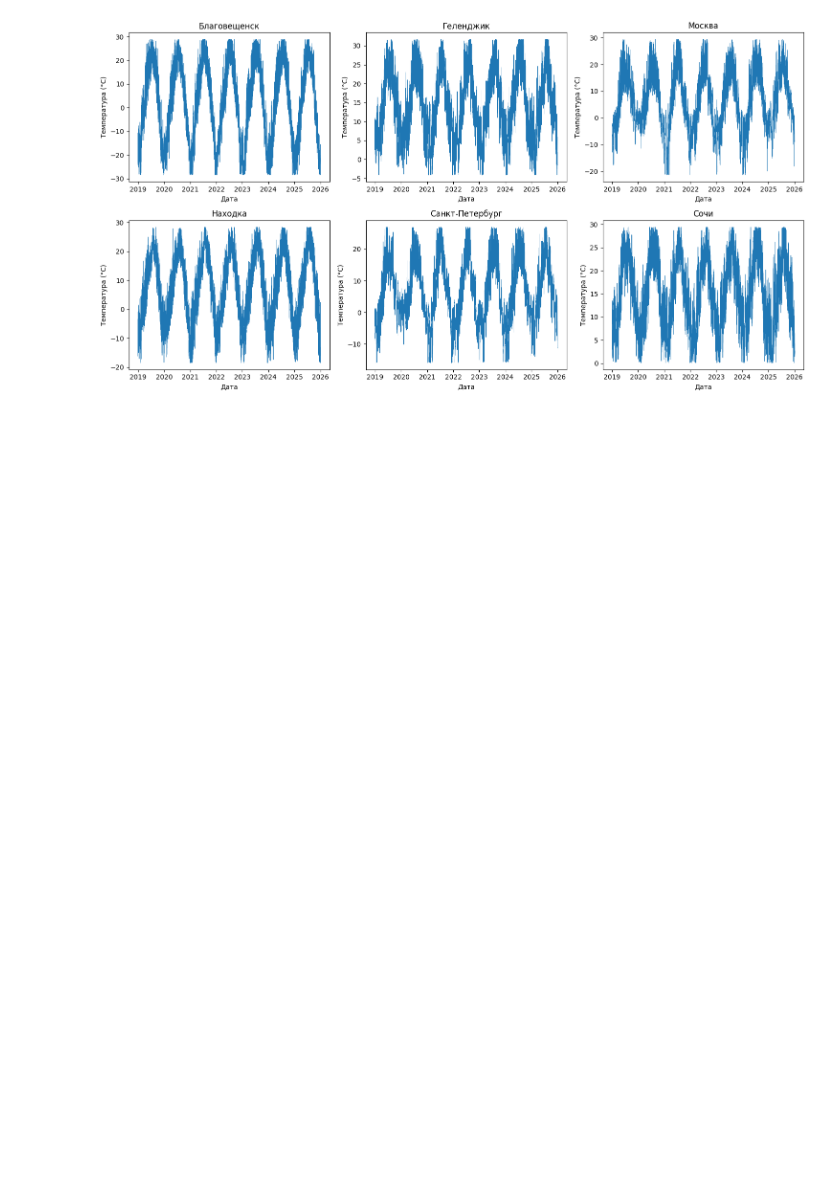
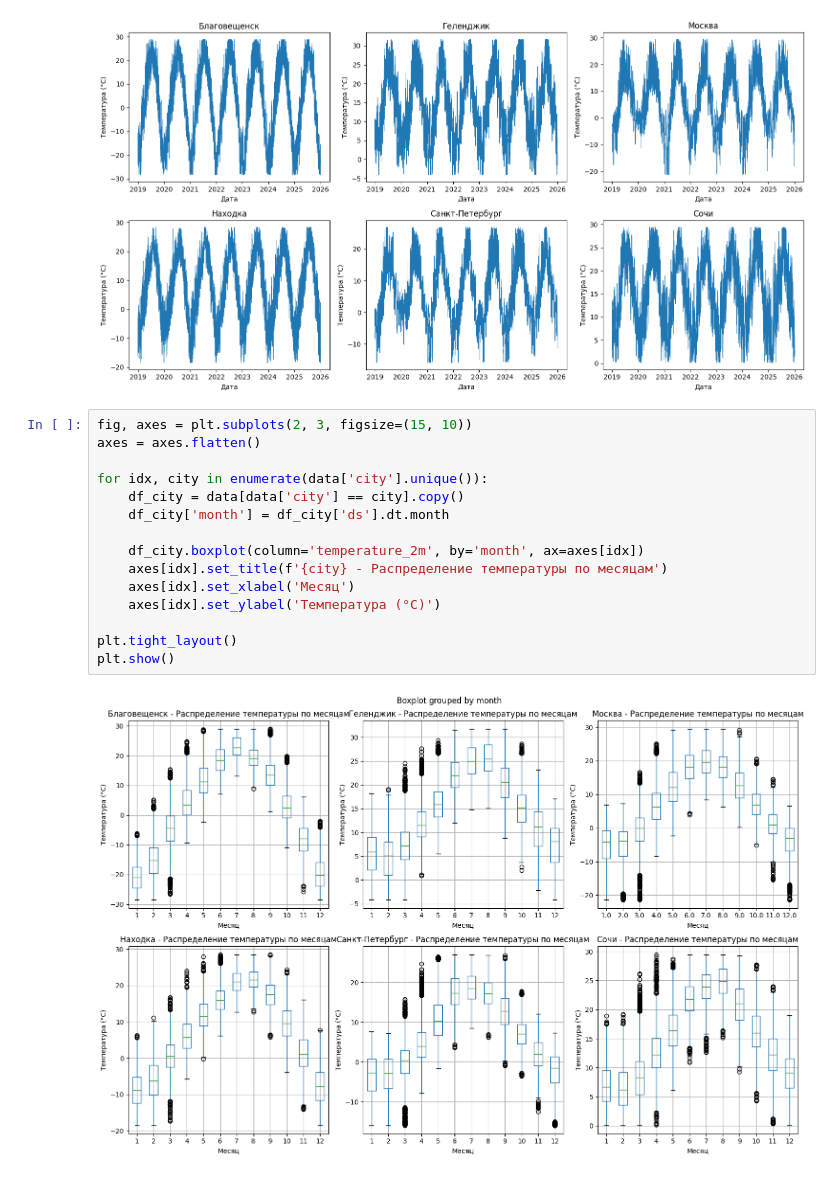
Before and after one commit to ebelehov19-debug/FP_2, a Jupyter notebook: lab2.ipynb, the cells around one changed output. Saved outputs shown, nothing was run; the diff lists cells and outputs as text; blank space fills up the shorter version.

Commit message:
visualisation

```diff
--- a/lab2.ipynb
+++ b/lab2.ipynb
@@ -438,3 +438,20 @@ plt.tight_layout()
 plt.show()
 # %% [output]
 [figure]
+# %%
+fig, axes = plt.subplots(2, 3, figsize=(15, 10))
+axes = axes.flatten()
+
+for idx, city in enumerate(data['city'].unique()):
+    df_city = data[data['city'] == city].copy()
+    df_city['month'] = df_city['ds'].dt.month
+
+    df_city.boxplot(column='temperature_2m', by='month', ax=axes[idx])
+    axes[idx].set_title(f'{city} - Распределение температуры по месяцам')
+    axes[idx].set_xlabel('Месяц')
+    axes[idx].set_ylabel('Температура (°C)')
+
+plt.tight_layout()
+plt.show()
+# %% [output]
+[figure, added]
```
Also changed, not shown: parts of 2 cells of this notebook.
